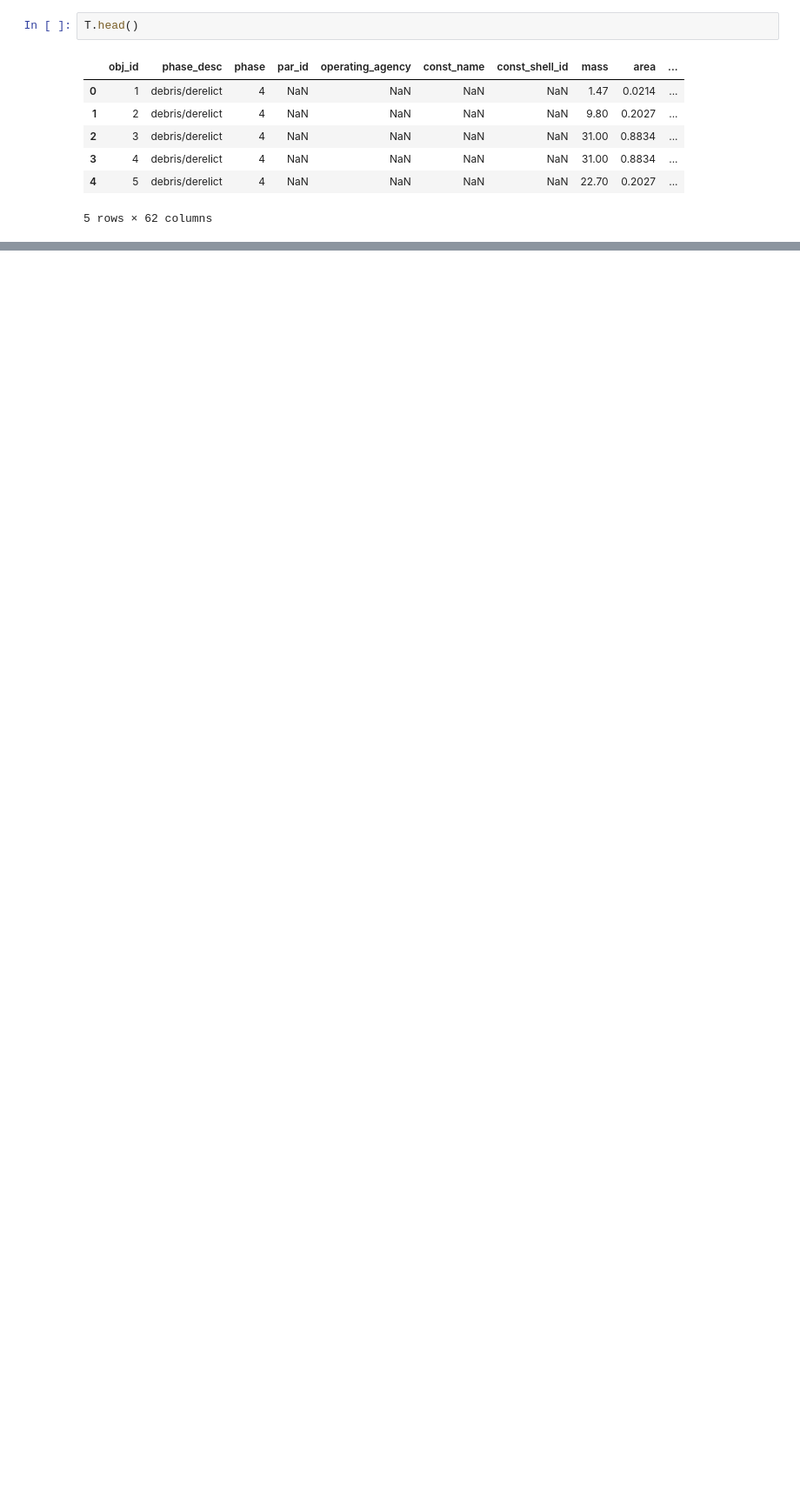
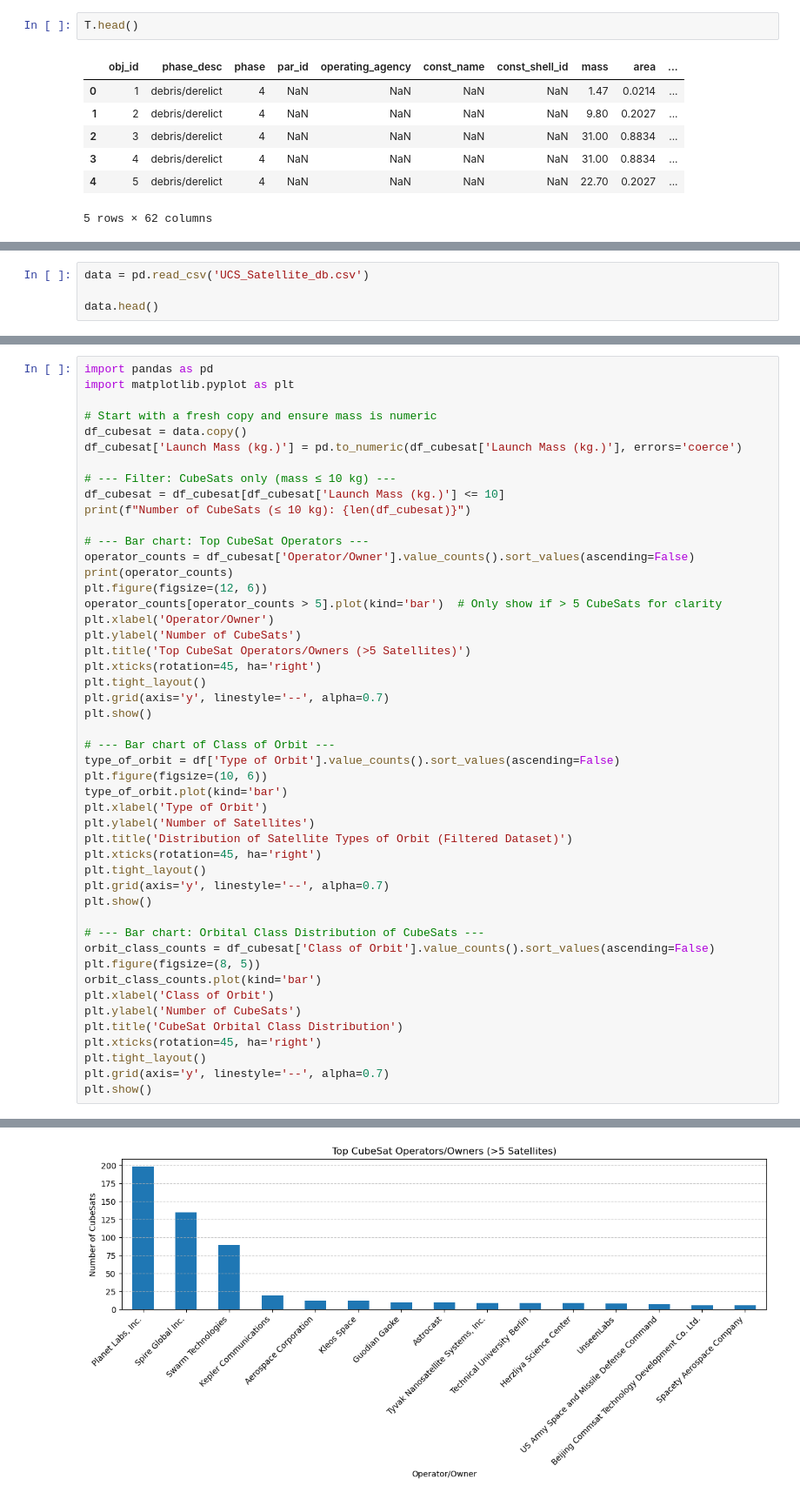
Before and after one commit to blueriver212/OPUS, a Jupyter notebook: Revenue.ipynb, the cells around one changed output, grey strips where cells are left out. Shown at 87% size. Saved outputs shown, nothing was run; the diff lists cells and outputs as text; blank space fills up the shorter version.

```diff
--- a/Revenue.ipynb
+++ b/Revenue.ipynb
@@ -70,0 +50,4 @@ T.head()
+# %%
+data = pd.read_csv('UCS_Satellite_db.csv')
+
+data.head()
@@ -70,0 +211,49 @@ T.head()
+# %%
+import pandas as pd
+import matplotlib.pyplot as plt
+
+# Start with a fresh copy and ensure mass is numeric
+df_cubesat = data.copy()
+df_cubesat['Launch Mass (kg.)'] = pd.to_numeric(df_cubesat['Launch Mass (kg.)'], errors='coerce')
+
+# --- Filter: CubeSats only (mass ≤ 10 kg) ---
+df_cubesat = df_cubesat[df_cubesat['Launch Mass (kg.)'] <= 10]
+print(f"Number of CubeSats (≤ 10 kg): {len(df_cubesat)}")
+
+# --- Bar chart: Top CubeSat Operators ---
+operator_counts = df_cubesat['Operator/Owner'].value_counts().sort_values(ascending=False)
+print(operator_counts)
+plt.figure(figsize=(12, 6))
+operator_counts[operator_counts > 5].plot(kind='bar')  # Only show if > 5 CubeSats for clarity
+plt.xlabel('Operator/Owner')
+plt.ylabel('Number of CubeSats')
+plt.title('Top CubeSat Operators/Owners (>5 Satellites)')
+plt.xticks(rotation=45, ha='right')
+plt.tight_layout()
+plt.grid(axis='y', linestyle='--', alpha=0.7)
+plt.show()
+
+# --- Bar chart of Class of Orbit ---
+type_of_orbit = df['Type of Orbit'].value_counts().sort_values(ascending=False)
+plt.figure(figsize=(10, 6))
+type_of_orbit.plot(kind='bar')
+plt.xlabel('Type of Orbit')
+plt.ylabel('Number of Satellites')
+plt.title('Distribution of Satellite Types of Orbit (Filtered Dataset)')
+plt.xticks(rotation=45, ha='right')
+plt.tight_layout()
+plt.grid(axis='y', linestyle='--', alpha=0.7)
+plt.show()
+
+# --- Bar chart: Orbital Class Distribution of CubeSats ---
+orbit_class_counts = df_cubesat['Class of Orbit'].value_counts().sort_values(ascending=False)
+plt.figure(figsize=(8, 5))
+orbit_class_counts.plot(kind='bar')
+plt.xlabel('Class of Orbit')
+plt.ylabel('Number of CubeSats')
+plt.title('CubeSat Orbital Class Distribution')
+plt.xticks(rotation=45, ha='right')
+plt.tight_layout()
+plt.grid(axis='y', linestyle='--', alpha=0.7)
+plt.show()
+# %% [output]
@@ -70,0 +274 @@ T.head()
+[figure, added]
```
Also changed, not shown: parts of 11 cells of this notebook, 3 other files.
